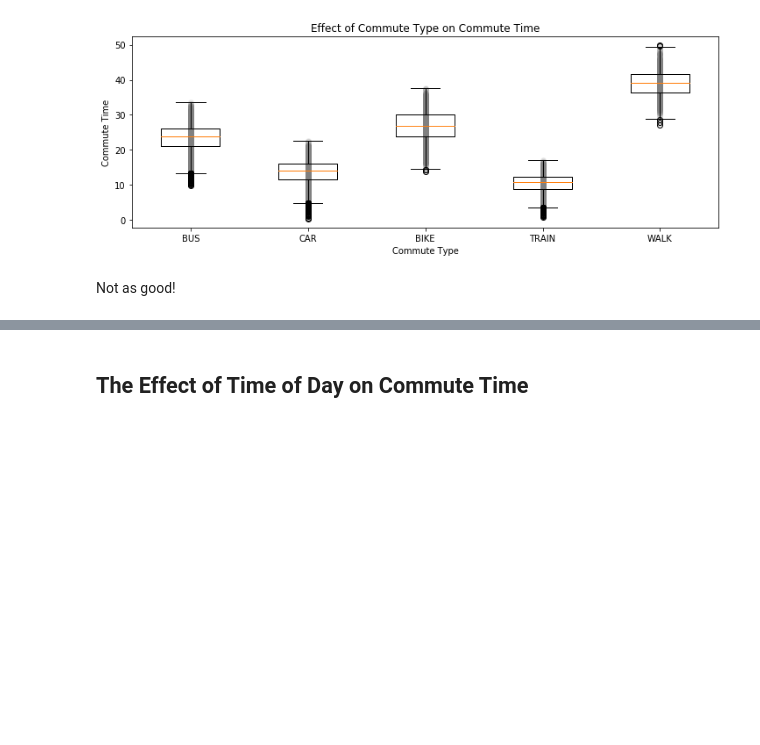
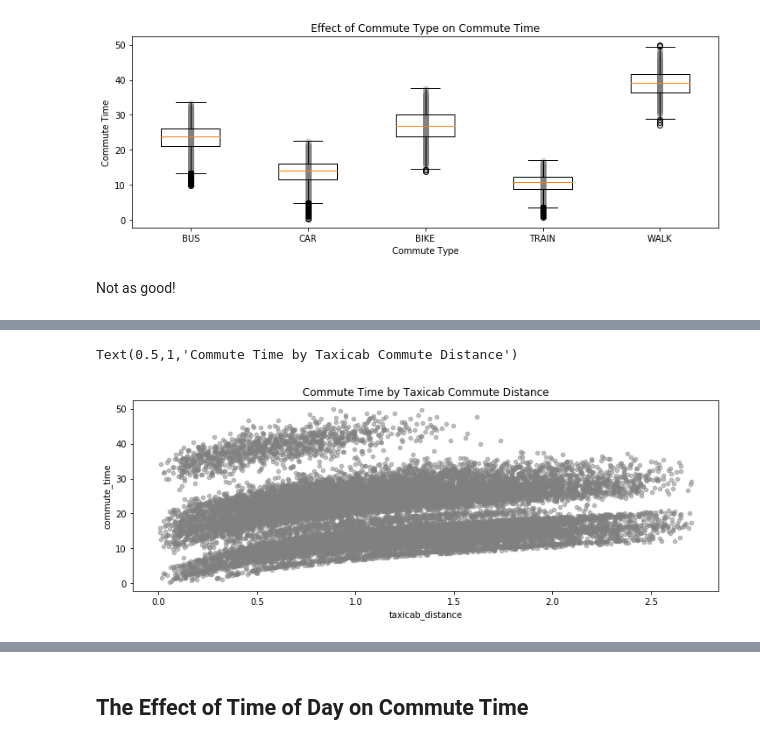
Before and after one commit to QCaudron/ml_101, a Jupyter notebook: 2_Linear_models/linear-regression.ipynb, the cells around one changed output, grey strips where cells are left out. Drawn from its saved outputs; the diff is of its cells as text; code cells hidden in the pictures; blank space fills up the shorter version.

```diff
--- a/2_Linear_models/linear-regression.ipynb
+++ b/2_Linear_models/linear-regression.ipynb
@@ -241,0 +261,9 @@ Not as good!
+# %%
+fig, ax = plt.subplots(figsize=(12, 4))
+
+train_data_raw.plot(ax=ax, kind='scatter', x='taxicab_distance', y='commute_time',
+                    color='gray', alpha=0.5)
+ax.set_title("Commute Time by Taxicab Commute Distance")
+# %% [output]
+Text(0.5,1,'Commute Time by Taxicab Commute Distance')
+[figure, added]
```
Also changed, not shown: parts of 11 cells of this notebook.
